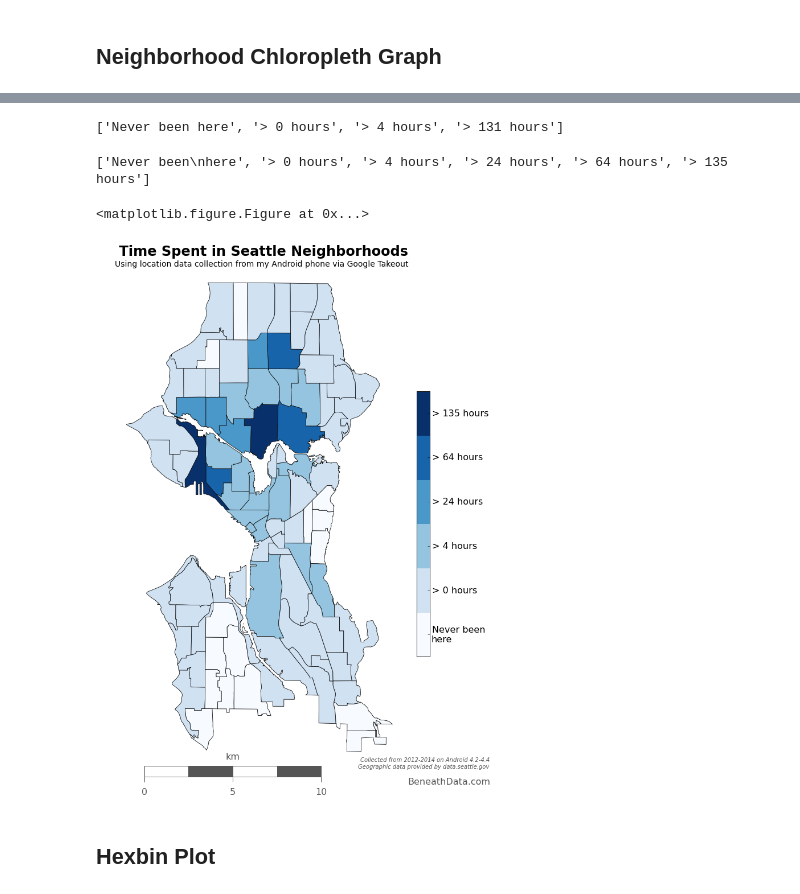
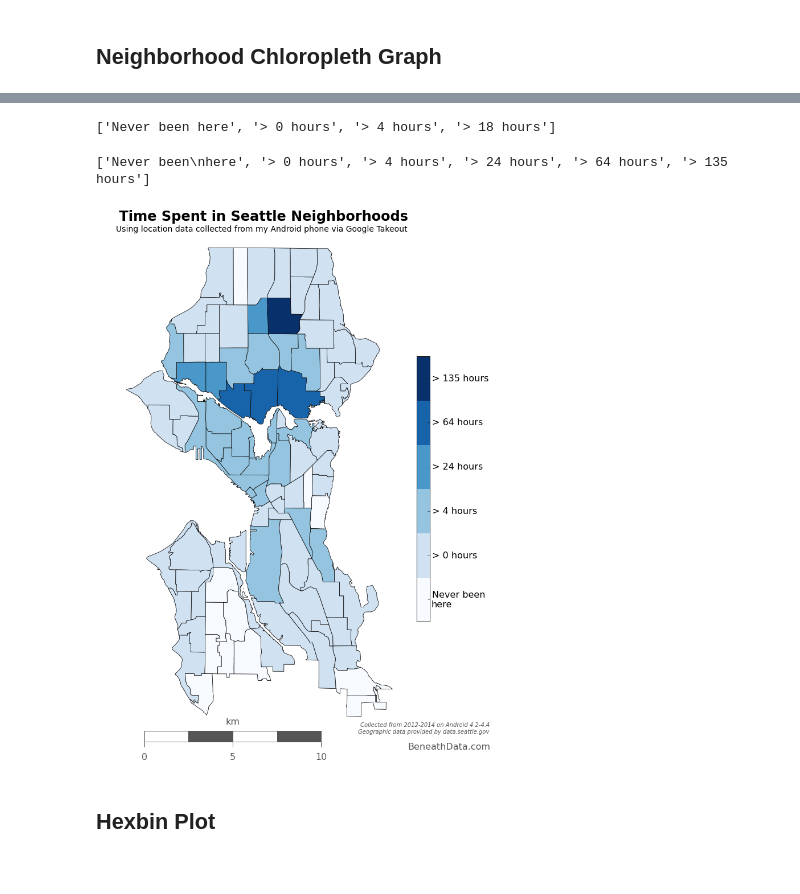
Before and after one commit to tyleha/personal, a Jupyter notebook: latitude.ipynb, the cells around one changed output, grey strips where cells are left out. Saved outputs shown, nothing was run; the diff lists cells and outputs as text; code cells hidden in the pictures.

```diff
--- a/latitude.ipynb
+++ b/latitude.ipynb
@@ -54,7 +53,7 @@ def distance_on_unit_sphere(lat1, long1, lat2, long2):
 #### Load Latitude data
 # %%
 try:
-    fh = open(r'C:\Users\Tyler\Documents\My Dropbox\LocationHistory_8_18_14.json')
+    fh = open(r'C:\Users\Tyler\Documents\My Dropbox\LocationHistory_10_26_14.json')
 except:
     fh = open(r'C:\Users\thartley\Documents\Dropbox\LocationHistory_8_18_14.json')
 buf = fh.read()
@@ -125,17 +124,17 @@ out = m2.readshapefile(
 # set up a map dataframe
 df_map = pd.DataFrame({
     'poly': [Polygon(hood_points) for hood_points in m.seattle],
-    'name': [hood['S_HOOD'] for hood in m.seattle_info]})
+    'name': [hood['S_HOOD'] for hood in m.seattle_info]
+})
 #df_map['area_m'] = df_map['poly'].map(lambda x: x.area)
 #df_map['area_km'] = df_map['area_m'] / 100000
 #df_map['poly'].append(Polygon(m2.water[0]))
 # %%
 # Create Point objects in map coordinates from dataframe lon and lat values
-#ld['distfromhome'] = distance_on_unit_sphere(ld.latitude, ld.longitude, 47.663794, -122.335812)*6367.1
-#ld['distfromwork'] = distance_on_unit_sphere(ld.latitude, ld.longitude, 47.639906, -122.378381)*6367.1
-
+ld['distfromhome'] = distance_on_unit_sphere(ld.latitude, ld.longitude, 47.663794, -122.335812)*6367.1
+ld['distfromwork'] = distance_on_unit_sphere(ld.latitude, ld.longitude, 47.639906, -122.378381)*6367.1
 #Remove locations near work and home
-#ld = ld[(ld.distfromhome > 0.3) & (ld.distfromwork > 0.5)].reset_index(drop=True)
+ld = ld[(ld.distfromhome > 0.5) & (ld.distfromwork > 0.5)].reset_index(drop=True)
 
 # Convert our latitude and longitude into Basemap cartesian map coordinates
 mapped_points = [Point(m(mapped_x, mapped_y)) for mapped_x, mapped_y in zip(ld['longitude'], ld['latitude'])]
@@ -188,10 +187,10 @@ breaks = Natural_Breaks(df_map[df_map['hood_hours'] > 0].hood_hours, initial=300
 df_map['jenks_bins'] = -1 #default value if no data exists for this bin
 df_map['jenks_bins'][df_map.hood_count > 0] = breaks.yb
 
-jenks_labels = ['Never been here', "> 0 hours"]+["> %d hours"%(perc) for perc in breaks.bins[:-1]]
-print jenks_labels
+labels = ['Never been here', "> 0 hours"]+["> %d hours"%(perc) for perc in breaks.bins[:-1]]
+print labels
 # %% [output]
-['Never been here', '> 0 hours', '> 4 hours', '> 131 hours']
+['Never been here', '> 0 hours', '> 4 hours', '> 18 hours']
 # %%
 # Define your own breaks
 breaks = [0., 4., 24., 64., 135., 1e12]
@@ -203,8 +202,8 @@ def self_categorize(entry, breaks):
     return -1
 df_map['jenks_bins'] = df_map.hood_hours.apply(self_categorize, args=(breaks,))
 
-jenks_labels = ['Never been\nhere']+["> %d hours"%(perc) for perc in breaks[:-1]]
-print jenks_labels
+labels = ['Never been\nhere']+["> %d hours"%(perc) for perc in breaks[:-1]]
+print labels
 # %% [output]
 ['Never been\nhere', '> 0 hours', '> 4 hours', '> 24 hours', '> 64 hours', '> 135 hours']
 # %%
@@ -231,37 +230,36 @@ def custom_colorbar(cmap, ncolors, labels, **kwargs):
 figwidth = 14
 fig = plt.figure(figsize=(figwidth, figwidth*h/w))
 ax = fig.add_subplot(111, axisbg='w', frame_on=False)
 
 cmap = plt.get_cmap('Blues')
 # draw neighborhoods with grey outlines
 df_map['patches'] = df_map['poly'].map(lambda x: PolygonPatch(x, ec='#111111', lw=.8, alpha=1., zorder=4))
 pc = PatchCollection(df_map['patches'], match_original=True)
 # apply our custom color values onto the patch collection
 cmap_list = [cmap(val) for val in (df_map.jenks_bins.values - df_map.jenks_bins.values.min())/(
                   df_map.jenks_bins.values.max()-float(df_map.jenks_bins.values.min()))]
 pc.set_facecolor(cmap_list)
 ax.add_collection(pc)
 
 #Draw a map scale
 m.drawmapscale(coords[0] + 0.08, coords[1] + -0.01,
     coords[0], coords[1], 10.,
     fontsize=16, barstyle='fancy', labelstyle='simple',
     fillcolor1='w', fillcolor2='#555555', fontcolor='#555555',
     zorder=5, ax=ax,)
 
 # ncolors+1 because we're using a "zero-th" color
-cbar = custom_colorbar(cmap, ncolors=len(jenks_labels)+1, labels=jenks_labels, shrink=0.5)
+cbar = custom_colorbar(cmap, ncolors=len(labels)+1, labels=labels, shrink=0.5)
 cbar.ax.tick_params(labelsize=16)
 
 fig.suptitle("    Time Spent in Seattle Neighborhoods", fontdict={'size':24, 'fontweight':'bold'}, y=0.92)
 ax.set_title("  Using location data collected from my Android phone via Google Takeout", fontsize=14, y=0.98)
 ax.text(1.35, 0.04, "Collected from 2012-2014 on Android 4.2-4.4\nGeographic data provided by data.seattle.gov",
         ha='right', color='#555555', style='italic', transform=ax.transAxes)
 ax.text(1.35, 0.01, "BeneathData.com", color='#555555', fontsize=16, ha='right', transform=ax.transAxes)
-plt.savefig('chloropleth.png', dpi=300, frameon=False, transparent=False, bbox_inches='tight', pad_inches=0.5)
+plt.savefig('choropleth.png', dpi=100, frameon=True, transparent=False, bbox_inches='tight', pad_inches=0.5)
 # %% [output]
-<matplotlib.figure.Figure at 0x...>
-[figure, old version]
+[figure, new version]
 # %% [markdown]
 ## Hexbin Plot
 # %%
```
Also changed, not shown: parts of 9 cells of this notebook, 2 other files.
